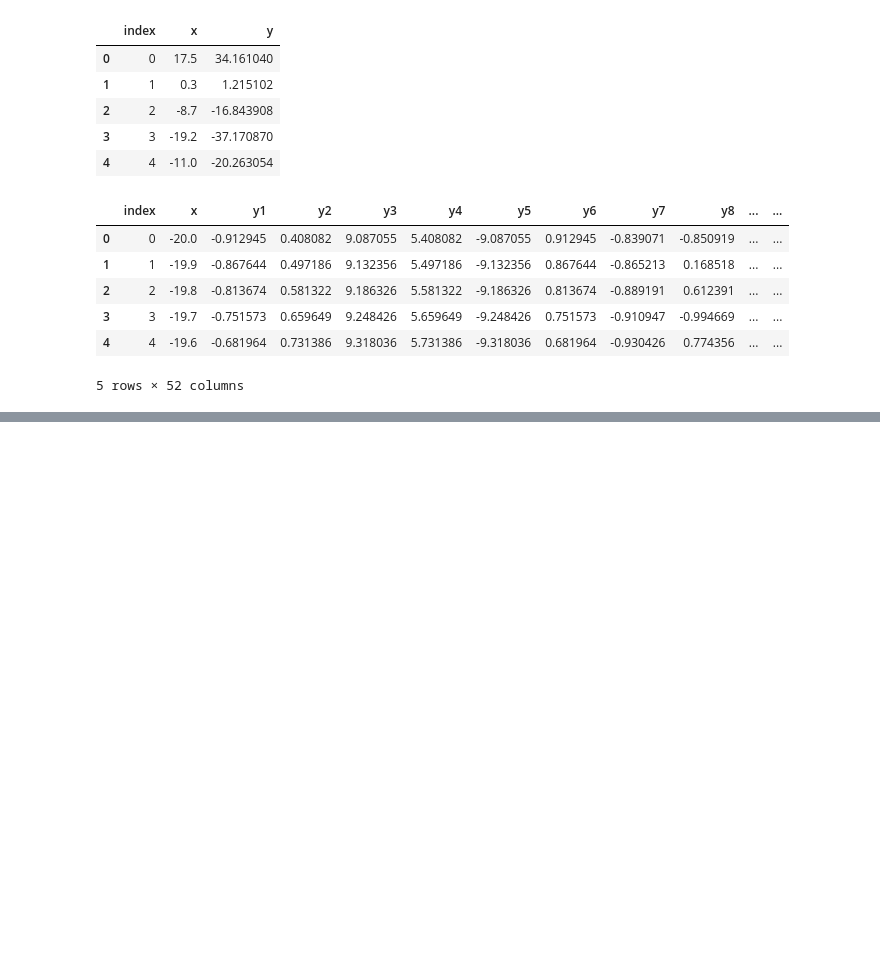
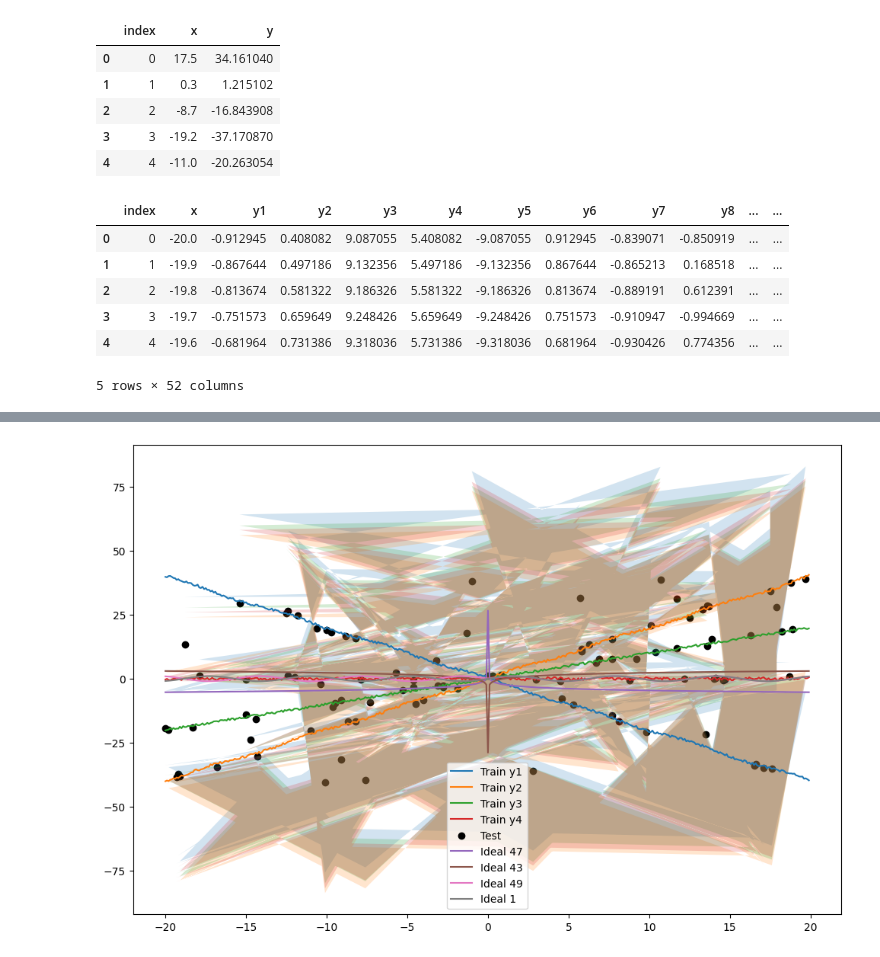
Before and after one commit to Abdullah-Alamodi/iu_DLMDSPWP01, a Jupyter notebook: dlmdspwp01.ipynb, the cells around one changed output, grey strips where cells are left out. Saved outputs shown, nothing was run; the diff lists cells and outputs as text; code cells hidden in the pictures; blank space fills up the shorter version.

```diff
--- a/dlmdspwp01.ipynb
+++ b/dlmdspwp01.ipynb
@@ -73,0 +38,2 @@ df.head()
+# %%
+selector = IdealFunctionSelector(df_train, df_ideal, df_test)
@@ -73,0 +44,2 @@ df.head()
+# %%
+selected_functions = selector.select_ideal_functions()
@@ -73,0 +48,2 @@ df.head()
+# %%
+mapped = selector.map_test_data(selected_functions)
@@ -73,0 +70,5 @@ df.head()
+# %%
+vis = selector.visualize(selected_functions, mapped)
+vis
+# %% [output]
+[figure, added]
```
Also changed, not shown: parts of 11 cells of this notebook, 1 other file.
